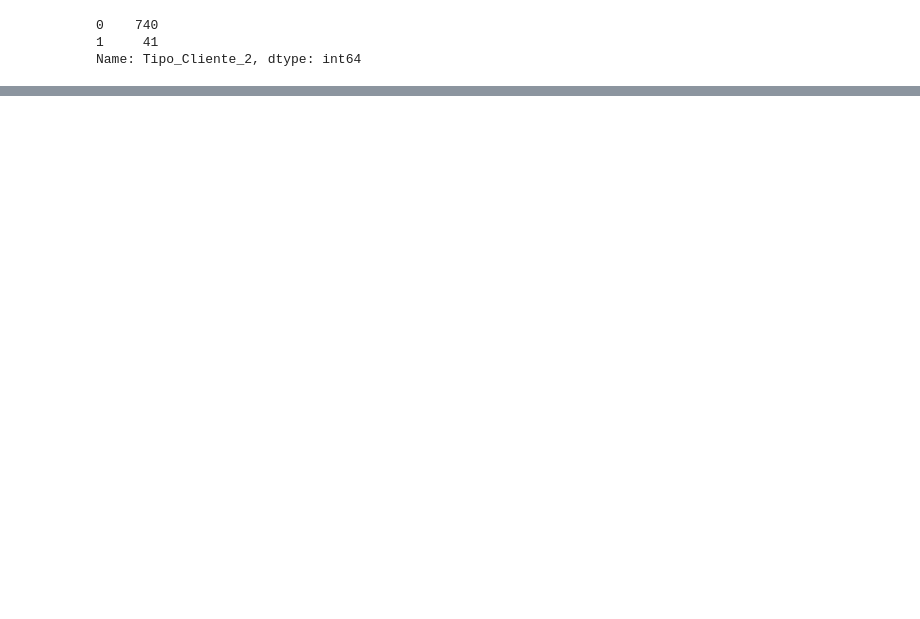
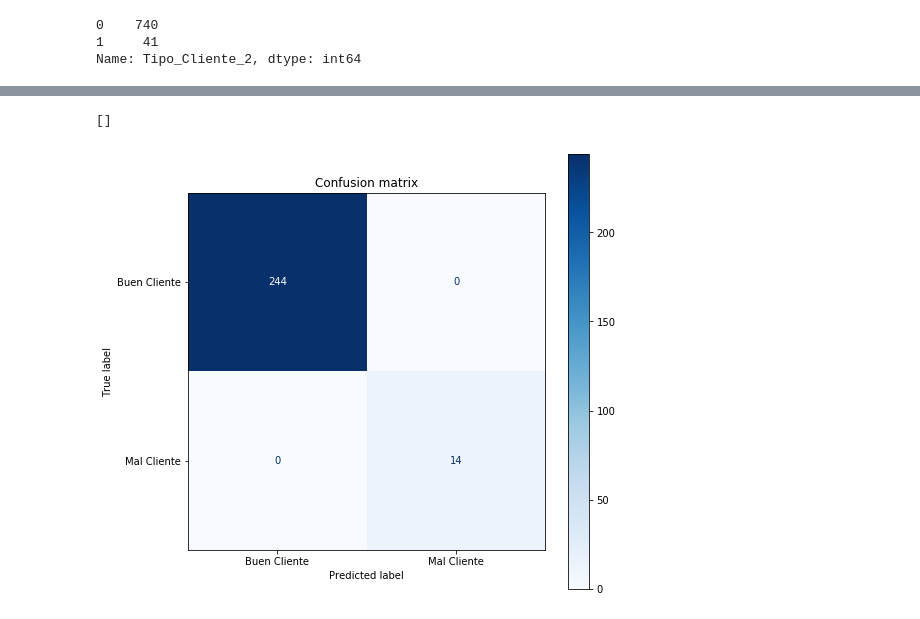
Before and after one commit to jflatorreg/credit-score, a Jupyter notebook: credit_score.ipynb, the cells around one changed output, grey strips where cells are left out. Cells and saved outputs as stored; diff of their text form; code cells hidden in the pictures; blank space fills up the shorter version.

```diff
--- a/credit_score.ipynb
+++ b/credit_score.ipynb
@@ -289,0 +326,6 @@ La variable que se puede predicir con mayor facilidad es si un cliente va a ser
+# %%
+clf.fit(X_train_2, y_train_2)
+
+print('Best Params:',clf.best_params_, '\n')
+y_pred_2 = clf.predict(X_test_2)
+print(classification_report(y_test_2, y_pred_2))
@@ -289,0 +343,12 @@ La variable que se puede predicir con mayor facilidad es si un cliente va a ser
+# %%
+fig, ax = plt.subplots(figsize=(8, 8))
+plot_confusion_matrix(clf, X_test_2, y_test_2,
+                      display_labels = class_names,
+                      cmap = plt.cm.Blues,
+                      normalize = None, ax=ax)
+ax.set_title(title)
+plt.savefig('./results/Model_2.png', format='png', bbox_inches='tight')
+plt.plot()
+# %% [output]
+[]
+[figure, added]
```
Also changed, not shown: parts of 41 cells of this notebook, 3 other files.
